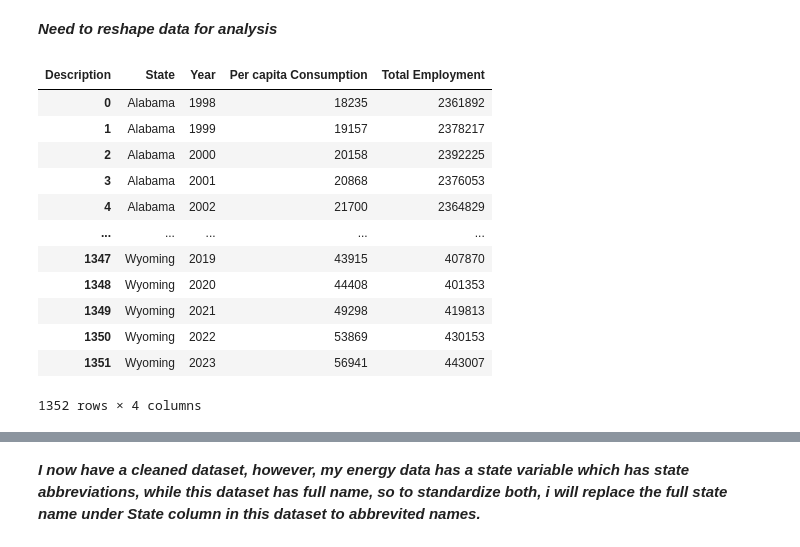
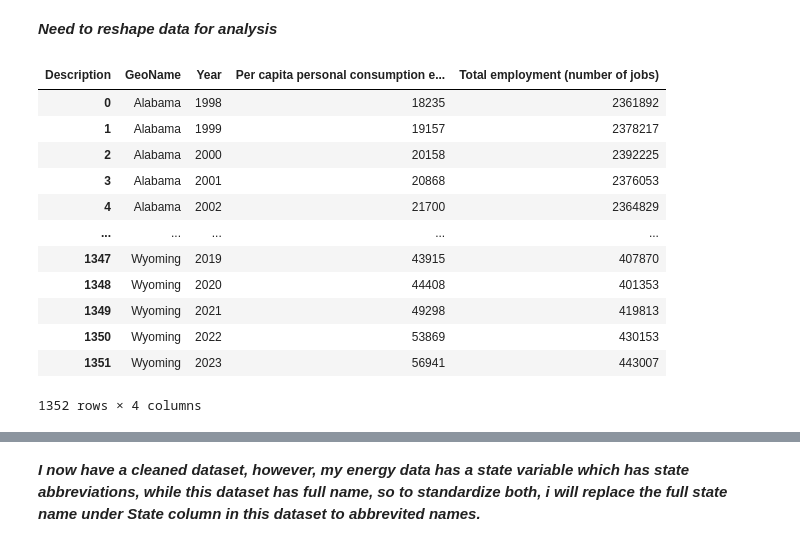
Before and after one commit to ijaz-sipa/computing-in-context, a Jupyter notebook: project_3.ipynb, the cells around one changed output, grey strips where cells are left out. Cells and saved outputs as stored; diff of their text form; code cells hidden in the pictures.

```diff
--- a/project_3.ipynb
+++ b/project_3.ipynb
@@ -96,33 +96,30 @@ See the caveats in the documentation: https://pandas.pydata.org/pandas-docs/stab
 # %%
 ## making each year column only one single column
 consumer_data_melted = pd.melt(
     consumer_data_filtered,
     id_vars=["GeoName", "Description"],
     var_name="Year",
     value_name="Value"
 )
 consumer_data_melted
 consumer_data_melted["Year"].unique() ## checking unique values
 
 ## Dropping non year values
 consumer_data_melted = consumer_data_melted[(consumer_data_melted['Year'] != 'GeoFips') & (consumer_data_melted['Year'] != 'LineCode')]
 consumer_data_melted
 
 ## Took help from chat gpt to do this reshape
 
 consumer_data_new = consumer_data_melted.pivot_table(
     index=['GeoName', 'Year'],
     columns='Description',
     values='Value',
     aggfunc='first'
     ).reset_index()
 
 consumer_data_new
-
-consumer_data_new = consumer_data_new.rename(columns={'GeoName':'State', 'Per capita personal consumption expenditures (PCE) 8': 'Per capita Consumption', 'Total employment (number of jobs)': 'Total Employment'})
-consumer_data_new
 # %% [output]
-| Description | State | Year | Per capita Consumption | Total Employment |
+| Description | GeoName | Year | Per capita personal consumption e... | Total employment (number of jobs) |
 | 0 | Alabama | 1998 | 18235 | 2361892 |
 | 1 | Alabama | 1999 | 19157 | 2378217 |
 | 2 | Alabama | 2000 | 20158 | 2392225 |
```
Also changed, not shown: parts of 8 cells of this notebook.
